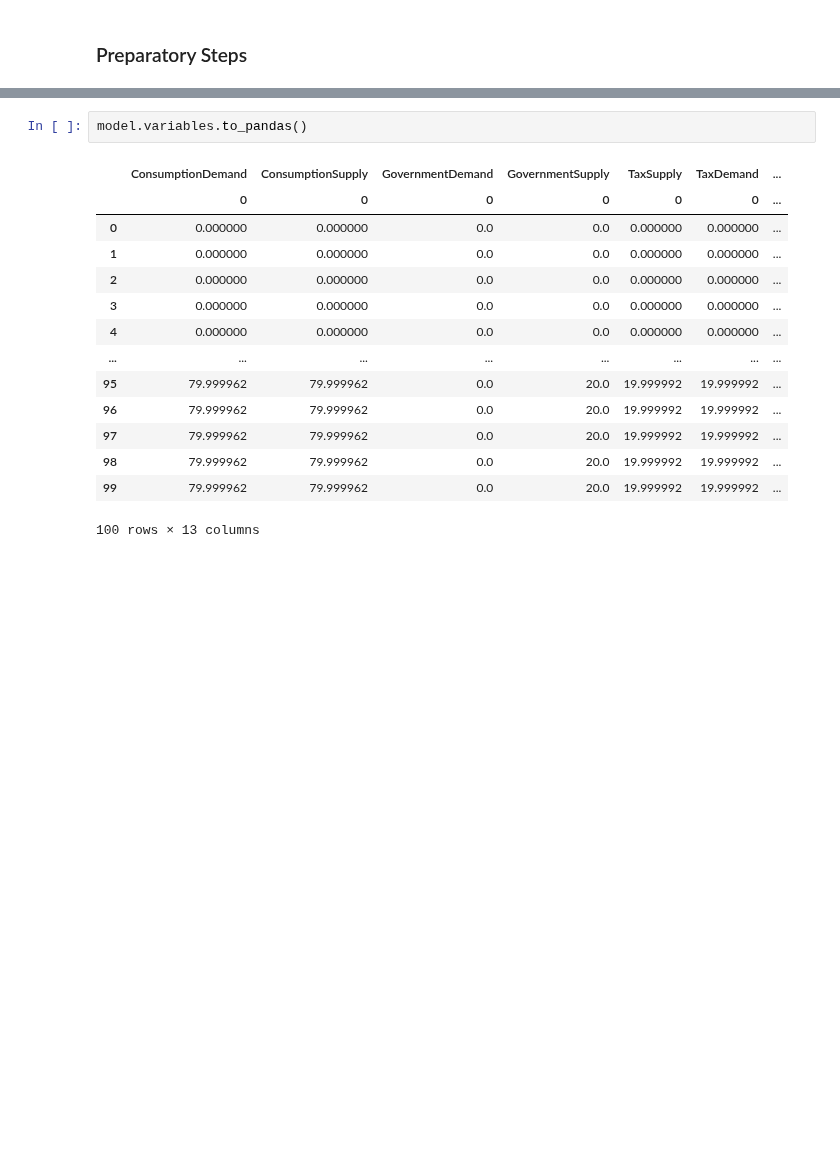
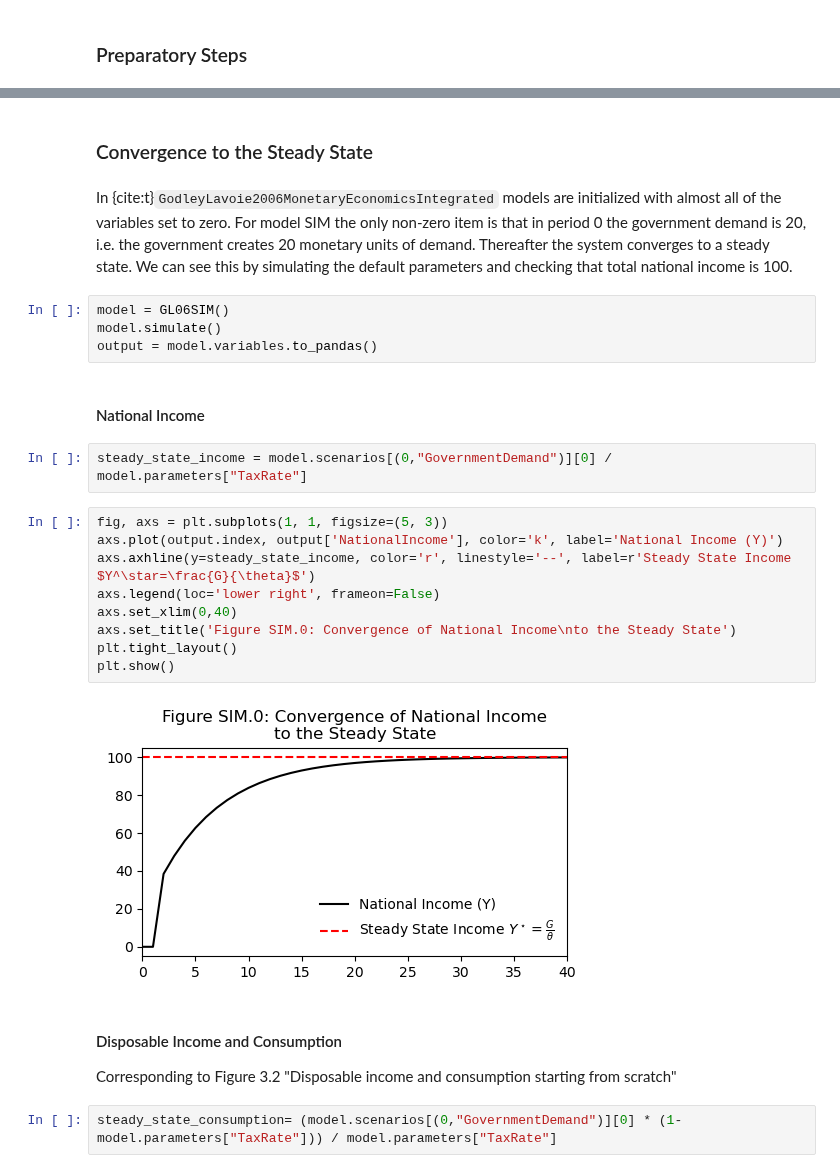
Before and after one commit to KarlNaumann/MacroStat, a Jupyter notebook: docs/models/GL06/GL06SIM.ipynb, the cells around one changed output, grey strips where cells are left out. Saved outputs shown, nothing was run; the diff lists cells and outputs as text; blank space fills up the shorter version.

Commit message:
docs: replication of the GL06 graphs for SIM

```diff
--- a/docs/models/GL06/GL06SIM.ipynb
+++ b/docs/models/GL06/GL06SIM.ipynb
@@ -176,17 +172,29 @@ model.simulate()
+# %% [markdown]
+### Convergence to the Steady State
+# %% [markdown]
+In {cite:t}`GodleyLavoie2006MonetaryEconomicsIntegrated` models are initialized with almost all of the variables set to zero. For model SIM the only non-zero item is that in period 0 the government demand is 20, i.e. the government creates 20 monetary units of demand. Thereafter the system converges to a steady state. We can see this by simulating the default parameters and checking that total national income is 100.
 # %%
-model.variables.to_pandas()
+model = GL06SIM()
+model.simulate()
+output = model.variables.to_pandas()
-# %% [output]
-|  | ConsumptionDemand | ConsumptionSupply | GovernmentDemand | GovernmentSupply | TaxSupply | TaxDemand | ... |
-|  | 0 | 0 | 0 | 0 | 0 | 0 | ... |
-| 0 | 0.000000 | 0.000000 | 0.0 | 0.0 | 0.000000 | 0.000000 | ... |
-| 1 | 0.000000 | 0.000000 | 0.0 | 0.0 | 0.000000 | 0.000000 | ... |
-| 2 | 0.000000 | 0.000000 | 0.0 | 0.0 | 0.000000 | 0.000000 | ... |
-| 3 | 0.000000 | 0.000000 | 0.0 | 0.0 | 0.000000 | 0.000000 | ... |
-| 4 | 0.000000 | 0.000000 | 0.0 | 0.0 | 0.000000 | 0.000000 | ... |
-| ... | ... | ... | ... | ... | ... | ... | ... |
-| 95 | 79.999962 | 79.999962 | 0.0 | 20.0 | 19.999992 | 19.999992 | ... |
-| 96 | 79.999962 | 79.999962 | 0.0 | 20.0 | 19.999992 | 19.999992 | ... |
-| 97 | 79.999962 | 79.999962 | 0.0 | 20.0 | 19.999992 | 19.999992 | ... |
-| 98 | 79.999962 | 79.999962 | 0.0 | 20.0 | 19.999992 | 19.999992 | ... |
-| 99 | 79.999962 | 79.999962 | 0.0 | 20.0 | 19.999992 | 19.999992 | ... |
-100 rows × 13 columns
+# %% [markdown]
+#### National Income
+# %%
+steady_state_income = model.scenarios[(0,"GovernmentDemand")][0] / model.parameters["TaxRate"]
+# %%
+fig, axs = plt.subplots(1, 1, figsize=(5, 3))
+axs.plot(output.index, output['NationalIncome'], color='k', label='National Income (Y)')
+axs.axhline(y=steady_state_income, color='r', linestyle='--', label=r'Steady State Income $Y^\star=\frac{G}{\theta}$')
+axs.legend(loc='lower right', frameon=False)
+axs.set_xlim(0,40)
+axs.set_title('Figure SIM.0: Convergence of National Income\nto the Steady State')
+plt.tight_layout()
+plt.show()
+# %% [output]
+[figure, added]
+# %% [markdown]
+#### Disposable Income and Consumption
+
+Corresponding to Figure 3.2 "Disposable income and consumption starting from scratch"
+# %%
+steady_state_consumption= (model.scenarios[(0,"GovernmentDemand")][0] * (1-model.parameters["TaxRate"])) / model.parameters["TaxRate"]
```
Also changed, not shown: parts of 17 cells of this notebook.
